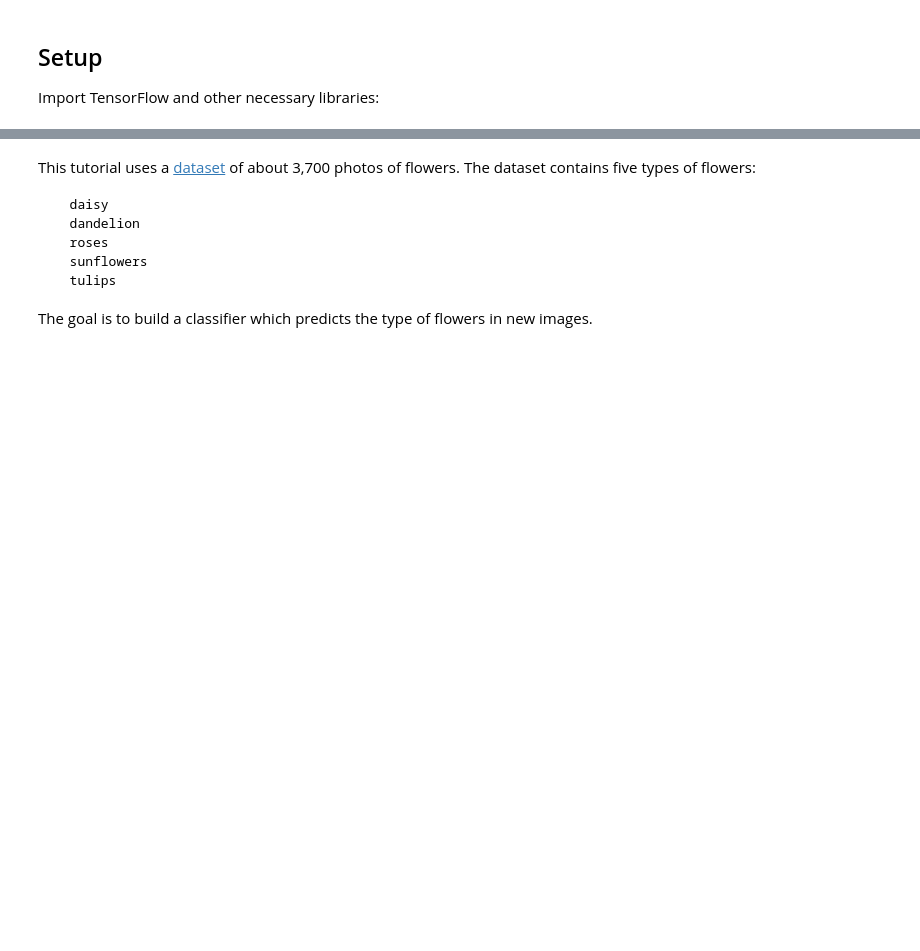
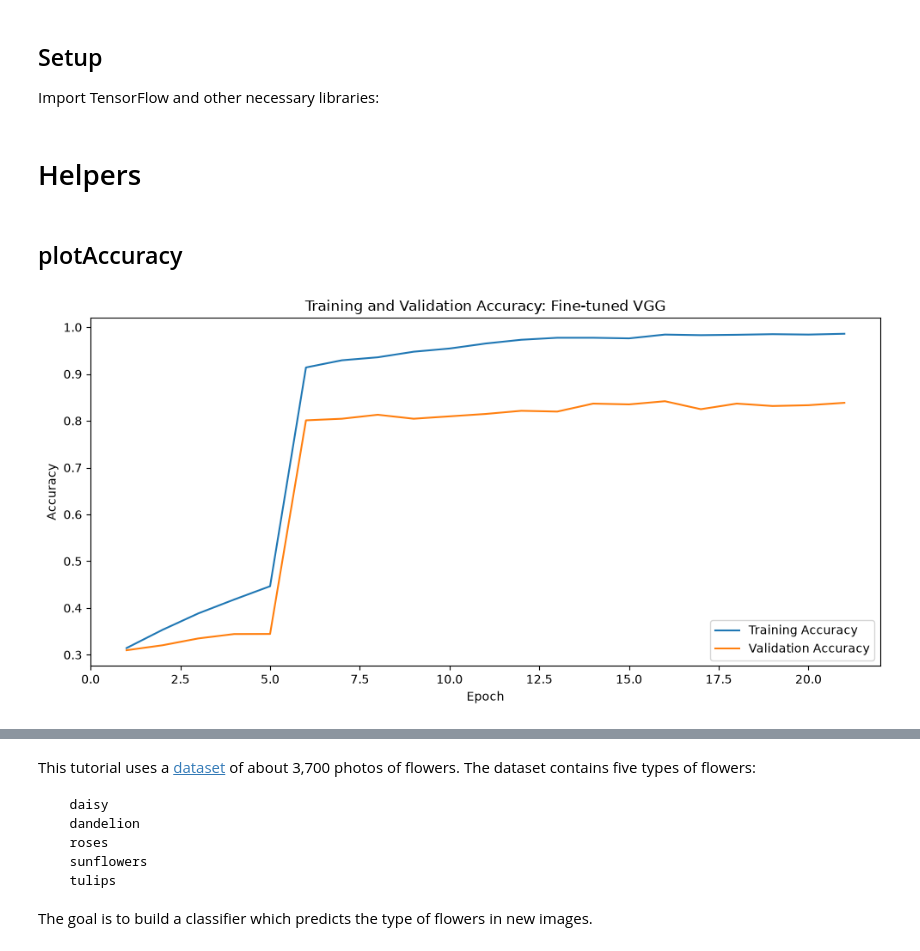
Before and after one commit to joseph-hellerstein/ai_in_practice, a Jupyter notebook: notebooks/ai_in_practice_transfer_learning.ipynb, the cells around one changed output, grey strips where cells are left out. Cells and saved outputs as stored; diff of their text form; code cells hidden in the pictures; blank space fills up the shorter version.

```diff
--- a/notebooks/ai_in_practice_transfer_learning.ipynb
+++ b/notebooks/ai_in_practice_transfer_learning.ipynb
@@ -69,3 +69,5 @@ from typing import List, Callable
 # set random seed
 # tf.keras.utils.set_random_seed(123)
 # tf.random.set_seed(123)
+# %% [markdown]
+# Helpers
@@ -71,0 +79,19 @@ from typing import List, Callable
+# %% [markdown]
+## plotAccuracy
+# %%
+def plotAccuracy(history):
+    """
+    Plots accuracy over the histor.
+    """
+    acc = history.history['accuracy'] + history_fine.history['accuracy']
+    val_acc = history.history['val_accuracy'] + history_fine.history['val_accuracy']
+    epochs_range = range(1, len(history.history['loss'])+ len(history_fine.history['accuracy'])+1)
+    # Accuracy
+    plt.plot(epochs_range, acc, label='Training Accuracy')
+    plt.plot(epochs_range, val_acc, label='Validation Accuracy')
+    plt.legend(loc='lower right')
+    plt.title('Training and Validation Accuracy: Fine-tuned VGG')
+    plt.xlabel('Epoch')
+    plt.ylabel('Accuracy')
+# %% [output]
+[figure, added]
```
Also changed, not shown: parts of 35 cells of this notebook, 3 other files.
